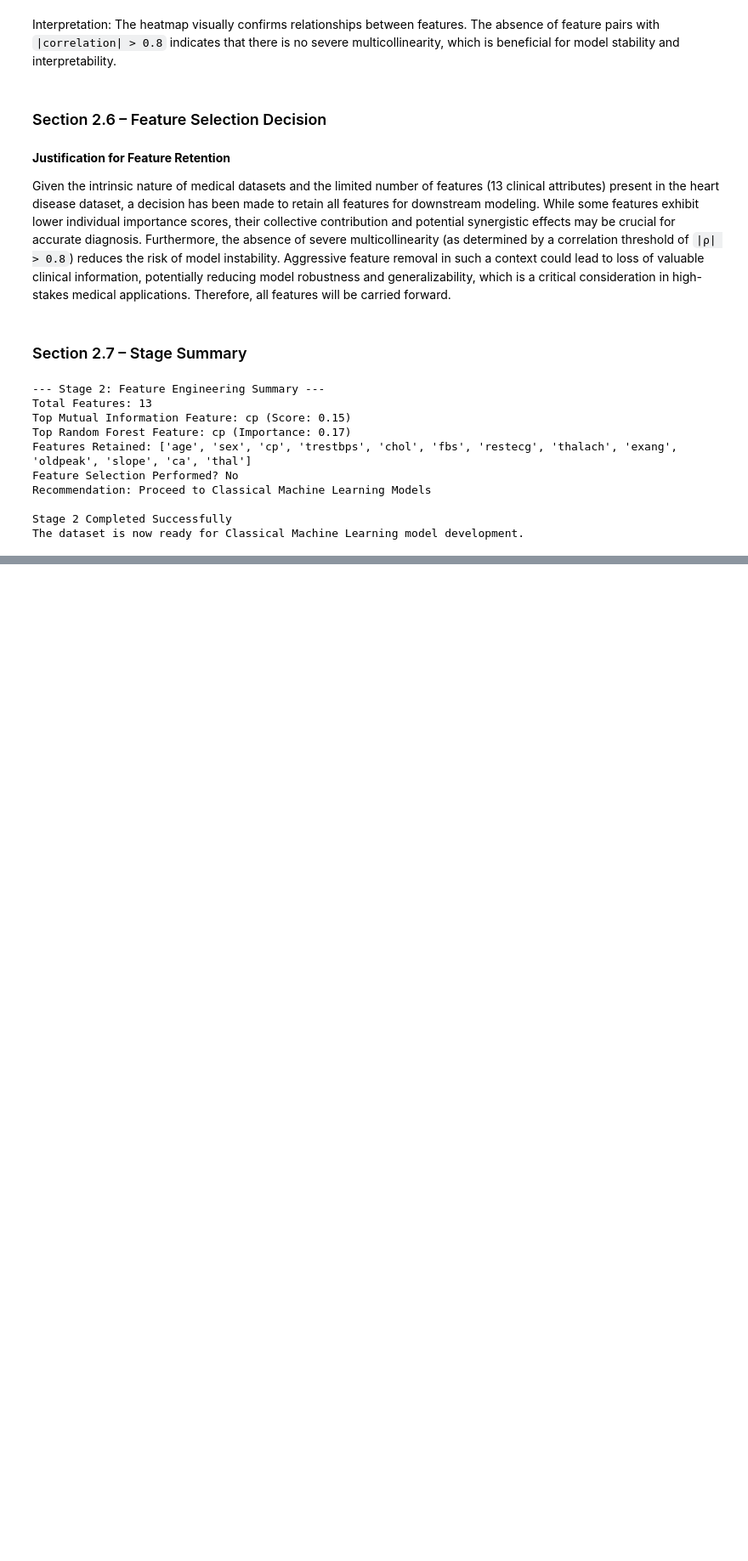
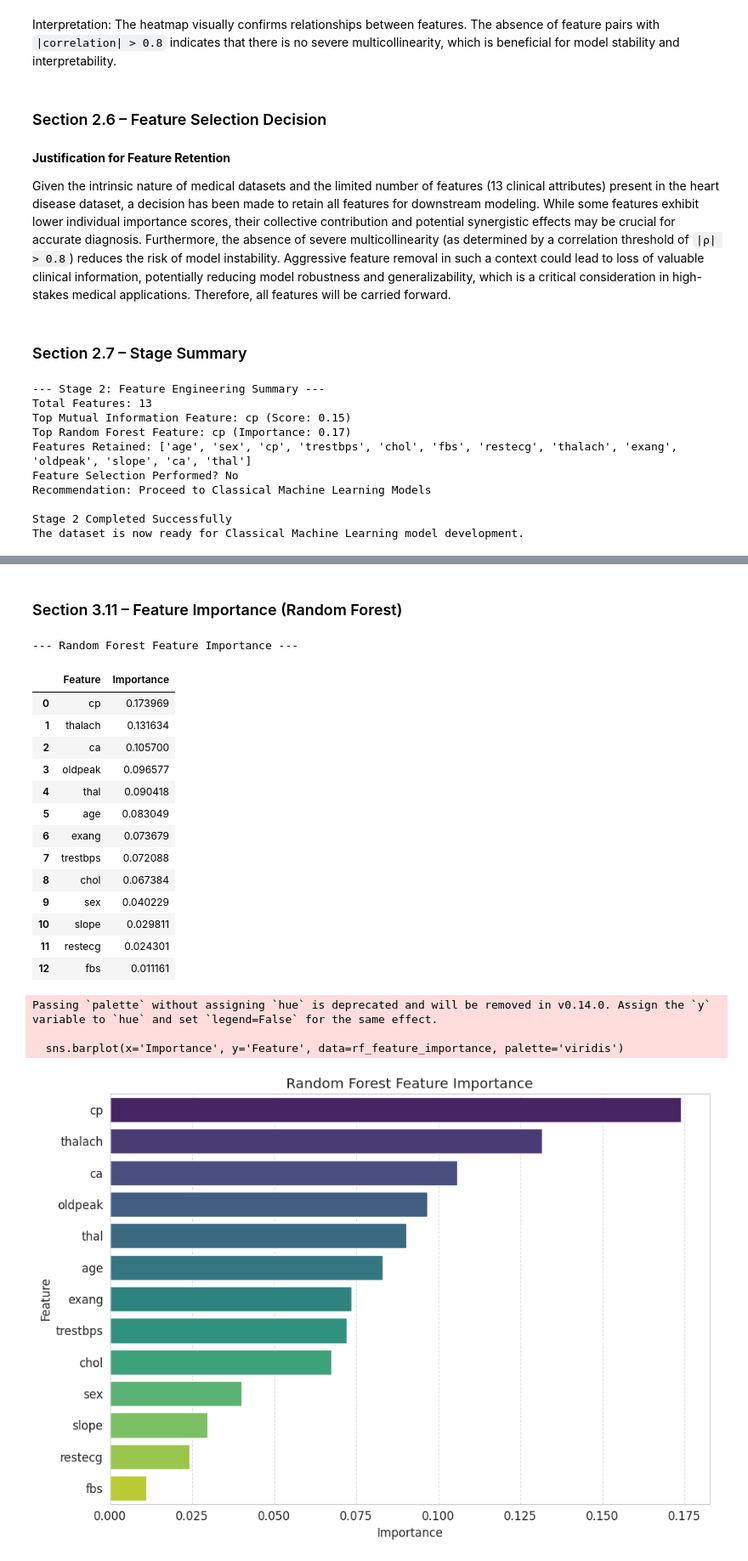
Before and after one commit to KandhimallaYashwanth/MajorProject, a Jupyter notebook: Copy_of_Major.ipynb, the cells around one changed output, grey strips where cells are left out. Shown at 85% size. Cells and saved outputs as stored; diff of their text form; code cells hidden in the pictures; blank space fills up the shorter version.

```diff
--- a/Copy_of_Major.ipynb
+++ b/Copy_of_Major.ipynb
@@ -926,0 +1306,44 @@ The dataset is now ready for Classical Machine Learning model development.
+# %% [markdown]
+### Section 3.11 – Feature Importance (Random Forest)
+# %%
+if 'Random Forest' in models and hasattr(models['Random Forest'], 'feature_importances_'):
+    rf_feature_importance = pd.DataFrame({
+        'Feature': X.columns,
+        'Importance': models['Random Forest'].feature_importances_
+    })
+    rf_feature_importance = rf_feature_importance.sort_values(by='Importance', ascending=False).reset_index(drop=True)
+
+    print("--- Random Forest Feature Importance ---")
+    display(rf_feature_importance)
+
+    # Plotting feature importance
+    plt.figure(figsize=(10, 7))
+    sns.barplot(x='Importance', y='Feature', data=rf_feature_importance, palette='viridis')
+    plt.title('Random Forest Feature Importance')
+    plt.xlabel('Importance')
+    plt.ylabel('Feature')
+    plt.grid(axis='x', linestyle='--', alpha=0.7)
+    plt.tight_layout()
+    plt.show()
+else:
+    print("Random Forest model not found or does not have feature_importances_ attribute.")
+# %% [output]
+--- Random Forest Feature Importance ---
+|  | Feature | Importance |
+| 0 | cp | 0.173969 |
+| 1 | thalach | 0.131634 |
+| 2 | ca | 0.105700 |
+| 3 | oldpeak | 0.096577 |
+| 4 | thal | 0.090418 |
+| 5 | age | 0.083049 |
+| 6 | exang | 0.073679 |
+| 7 | trestbps | 0.072088 |
+| 8 | chol | 0.067384 |
+| 9 | sex | 0.040229 |
+| 10 | slope | 0.029811 |
+| 11 | restecg | 0.024301 |
+| 12 | fbs | 0.011161 |
+Passing `palette` without assigning `hue` is deprecated and will be removed in v0.14.0. Assign the `y` variable to `hue` and set `legend=False` for the same effect.
+
+  sns.barplot(x='Importance', y='Feature', data=rf_feature_importance, palette='viridis')
+[figure, added]
```
Also changed, not shown: parts of 64 cells of this notebook.
